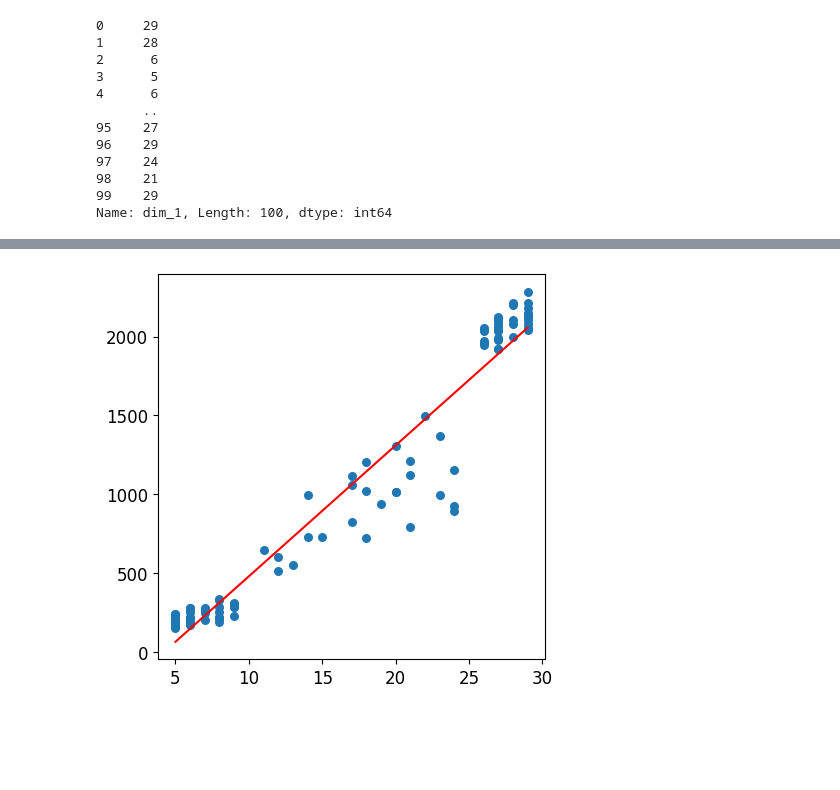
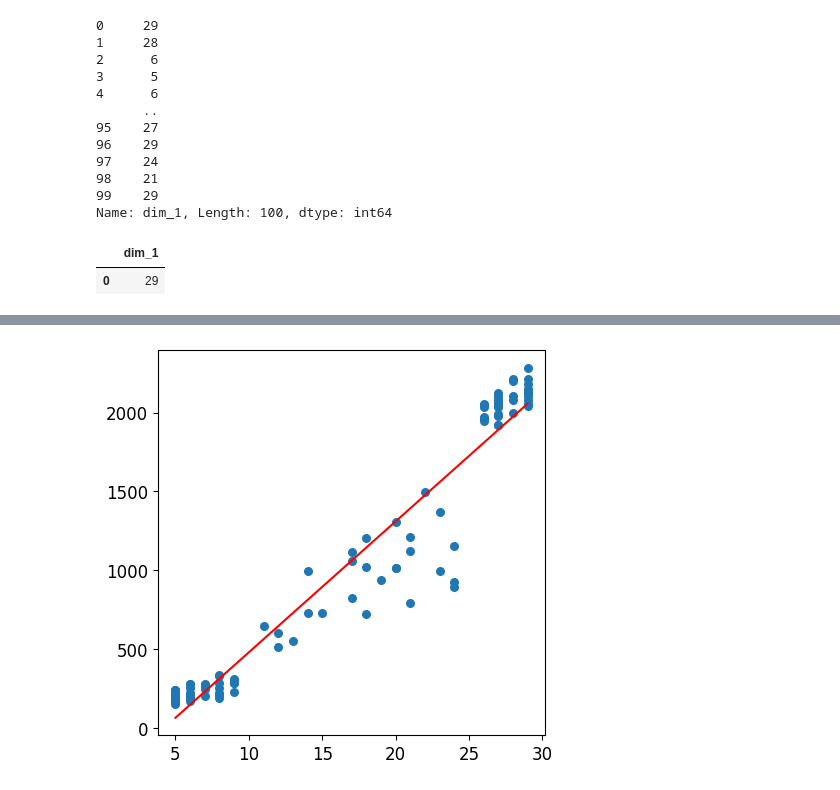
Before and after one commit to Michigun101/Data-Science-Course, a Jupyter notebook: 1. ML. Начальный уровень/01/1.4 Regression.ipynb, the cells around one changed output, grey strips where cells are left out. Cells and saved outputs as stored; diff of their text form; code cells hidden in the pictures; blank space fills up the shorter version.

```diff
--- a/1. ML. Начальный уровень/01/1.4 Regression.ipynb
+++ b/1. ML. Начальный уровень/01/1.4 Regression.ipynb
@@ -79,6 +101,11 @@ X.dim_1
 98    21
 99    29
 Name: dim_1, Length: 100, dtype: int64
+# %%
+X[0:1]
+# %% [output]
+|  | dim_1 |
+| 0 | 29 |
 # %%
 # используем встроенные методы для расчета предсказаний
 reg.predict(X[0:1])[0]
```
Also changed, not shown: parts of 11 cells of this notebook, 43 other files.
